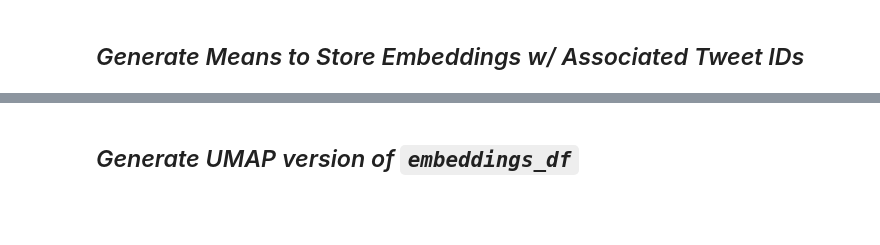
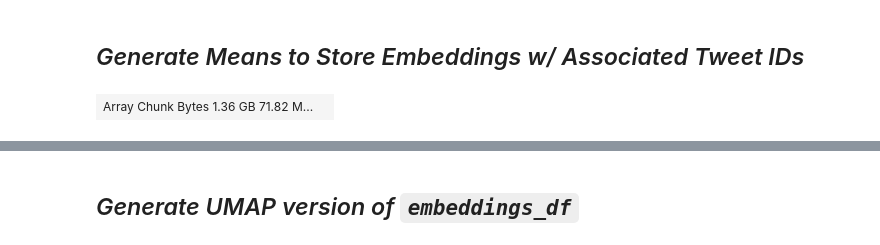
Before and after one commit to shailik/covid_disinfo_detect, a Jupyter notebook: src/models/gen_embeddings.ipynb, the cells around one changed output, grey strips where cells are left out. Cells and saved outputs as stored; diff of their text form; code cells hidden in the pictures; blank space fills up the shorter version.

```diff
--- a/src/models/gen_embeddings.ipynb
+++ b/src/models/gen_embeddings.ipynb
@@ -169,2 +177,6 @@ Wall time: 23.4 s
+# %%
+da.from_array(tweet_embeddings)
+# %% [output]
+| Array Chunk Bytes 1.36 GB 71.82 M... |  |
 # %%
 # gather tweet IDs that are associated with first 1k tweets
```
Also changed, not shown: parts of 14 cells of this notebook, 1 other file.
